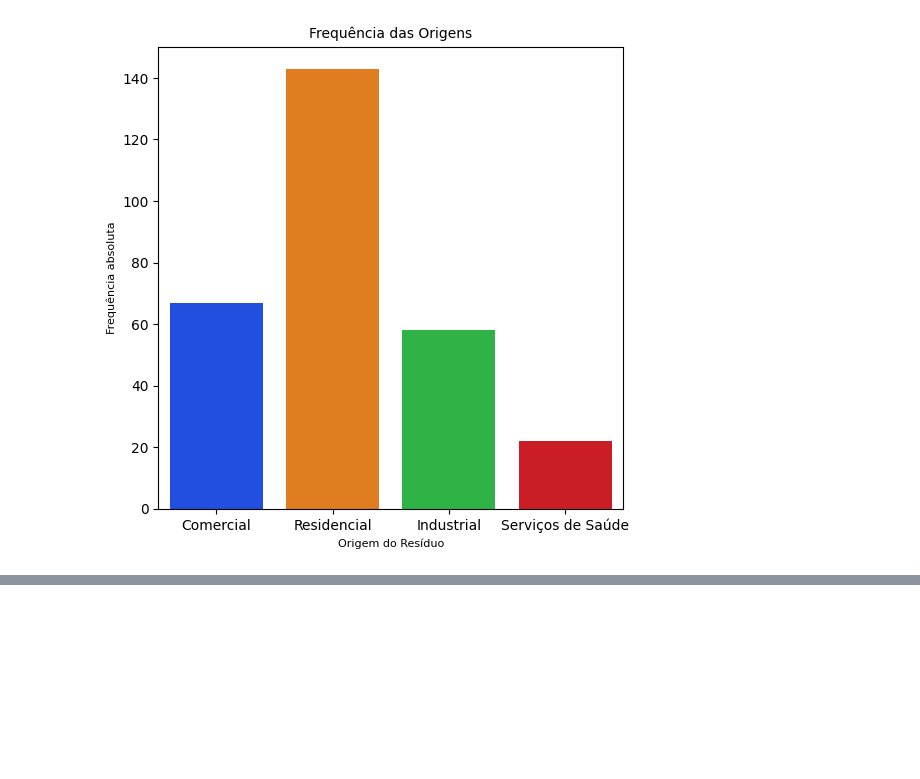
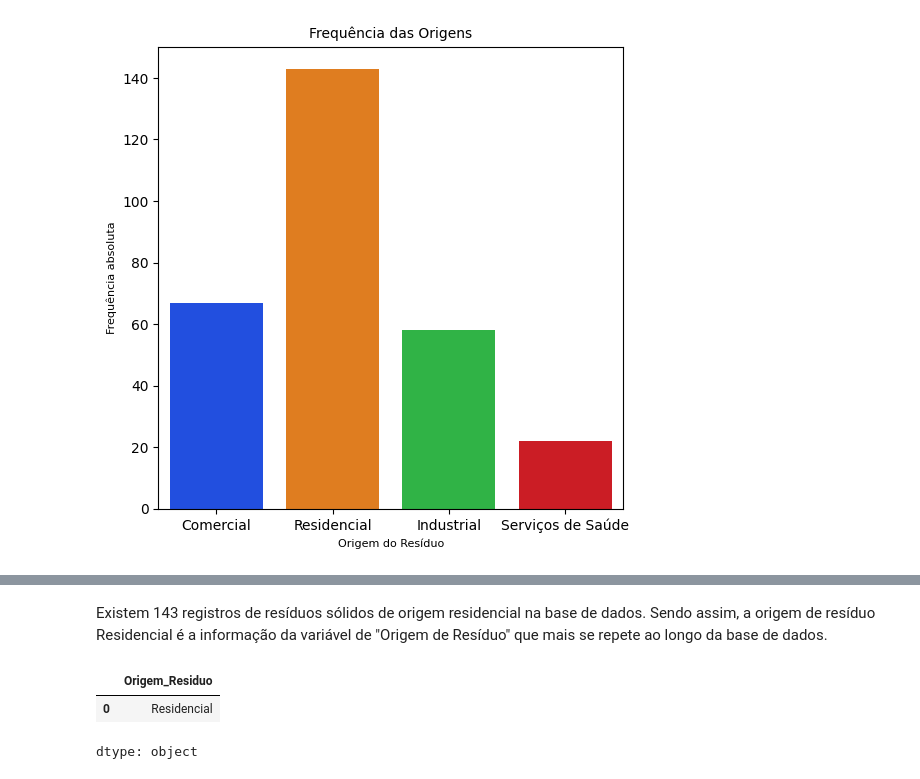
Before and after one commit to gobstech/Solid_Waste_Data_Analysis_Study, a Jupyter notebook: src/quali_var1.ipynb, the cells around one changed output, grey strips where cells are left out. Drawn from its saved outputs; the diff is of its cells as text; code cells hidden in the pictures; blank space fills up the shorter version.

```diff
--- a/src/quali_var1.ipynb
+++ b/src/quali_var1.ipynb
@@ -116,0 +116,8 @@ plt.show()
+# %% [markdown]
+Existem 143 registros de resíduos sólidos de origem residencial na base de dados. Sendo assim, a origem de resíduo Residencial é a informação da variável de "Origem de Resíduo" que mais se repete ao longo da base de dados.
+# %%
+df.Origem_Residuo.mode()
+# %% [output]
+|  | Origem_Residuo |
+| 0 | Residencial |
+dtype: object
```
Also changed, not shown: parts of 1 cell of this notebook.
